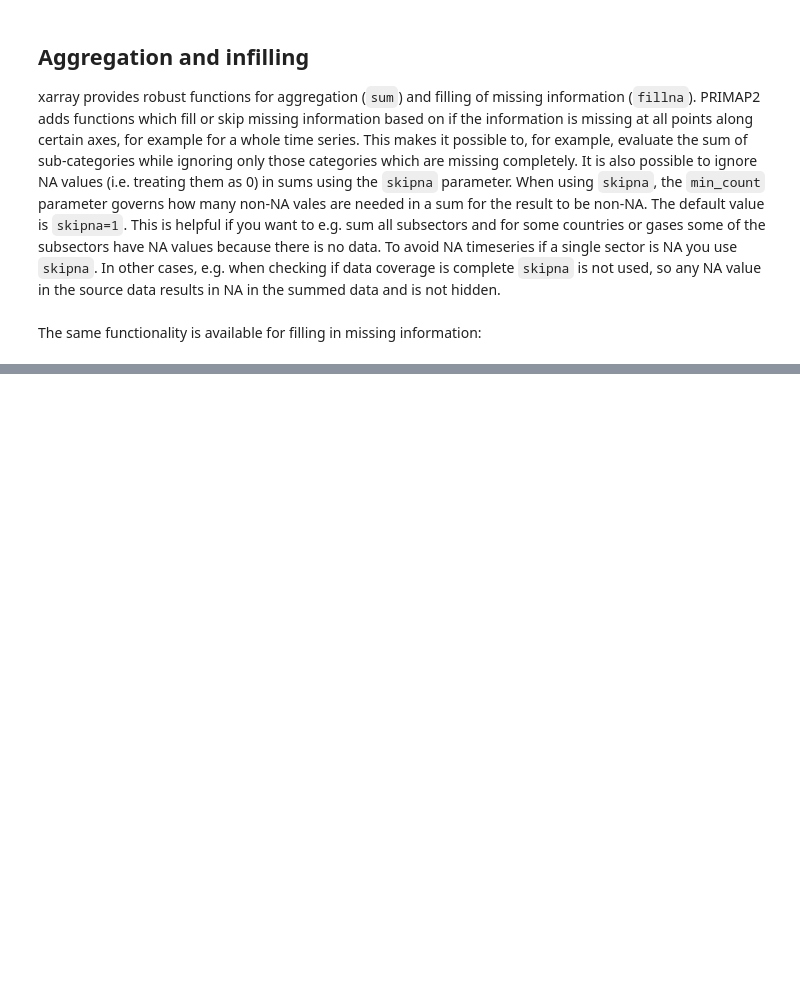
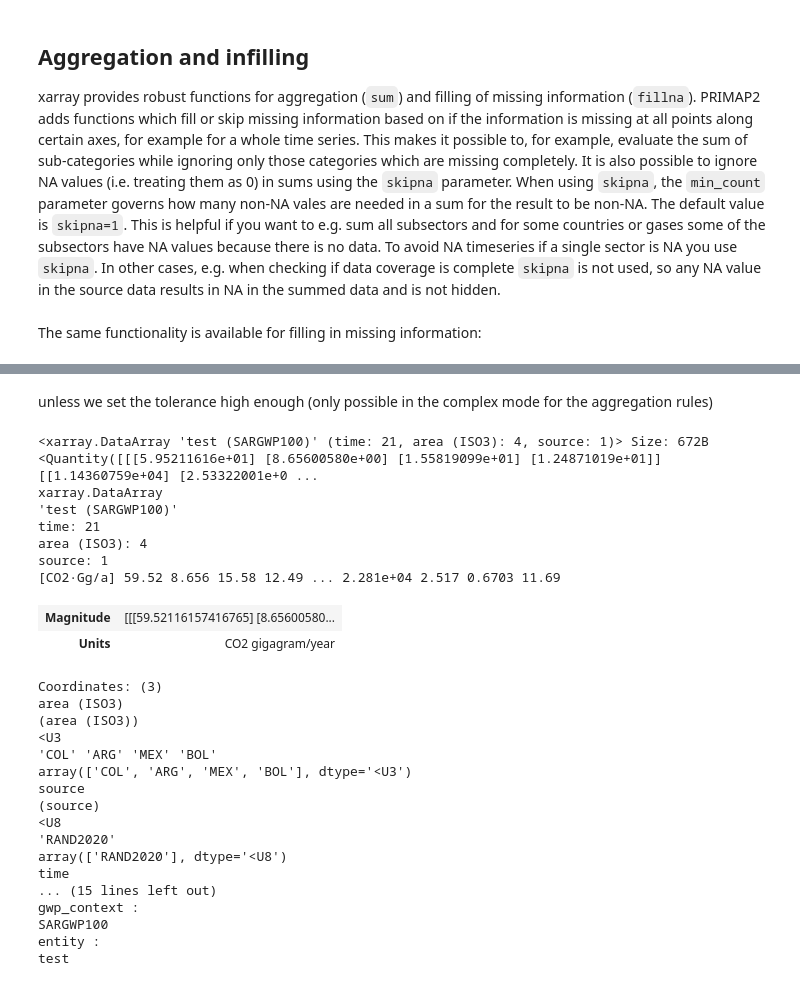
Before and after one commit to primap-community/primap2, a Jupyter notebook: docs/usage.ipynb, the cells around one changed output, grey strips where cells are left out. Saved outputs shown, nothing was run; the diff lists cells and outputs as text; code cells hidden in the pictures; blank space fills up the shorter version.

```diff
--- a/docs/usage.ipynb
+++ b/docs/usage.ipynb
@@ -389,0 +567,7 @@ da.pr.fill_all_na("time", value=10)
+# %%
+recomputed_ds = filtered_ds.pr.add_aggregates_variables(
+    gas_baskets={
+        "test (SARGWP100)": ["CO2", "CH4"],
+    },
+)
+recomputed_ds["test (SARGWP100)"]
@@ -389,0 +596,39 @@ da.pr.fill_all_na("time", value=10)
+# %% [markdown]
+unless we set the tolerance high enough (only possible in the complex mode for the aggregation rules)
+# %%
+recomputed_ds = filtered_ds.pr.add_aggregates_variables(
+    gas_baskets={
+        "test (SARGWP100)": {
+            "sources": ["CO2", "CH4"],
+            "tolerance": 1 #  100%
+        },
+    },
+)
+recomputed_ds["test (SARGWP100)"]
+# %% [output]
+<xarray.DataArray 'test (SARGWP100)' (time: 21, area (ISO3): 4, source: 1)> Size: 672B <Quantity([[[5.95211616e+01] [8.65600580e+00] [1.55819099e+01] [1.24871019e+01]] [[1.14360759e+04] [2.53322001e+0 ...
+xarray.DataArray
+'test (SARGWP100)'
+time: 21
+area (ISO3): 4
+source: 1
+[CO2·Gg/a] 59.52 8.656 15.58 12.49 ... 2.281e+04 2.517 0.6703 11.69
+| Magnitude | [[[59.52116157416765] [8.65600580... |
+| Units | CO2 gigagram/year |
+Coordinates: (3)
+area (ISO3)
+(area (ISO3))
+<U3
+'COL' 'ARG' 'MEX' 'BOL'
+array(['COL', 'ARG', 'MEX', 'BOL'], dtype='<U3')
+source
+(source)
+<U8
+'RAND2020'
+array(['RAND2020'], dtype='<U8')
+time
+... (15 lines left out)
+gwp_context :
+SARGWP100
+entity :
+test
```
Also changed, not shown: parts of 13 cells of this notebook, 1 other file.
